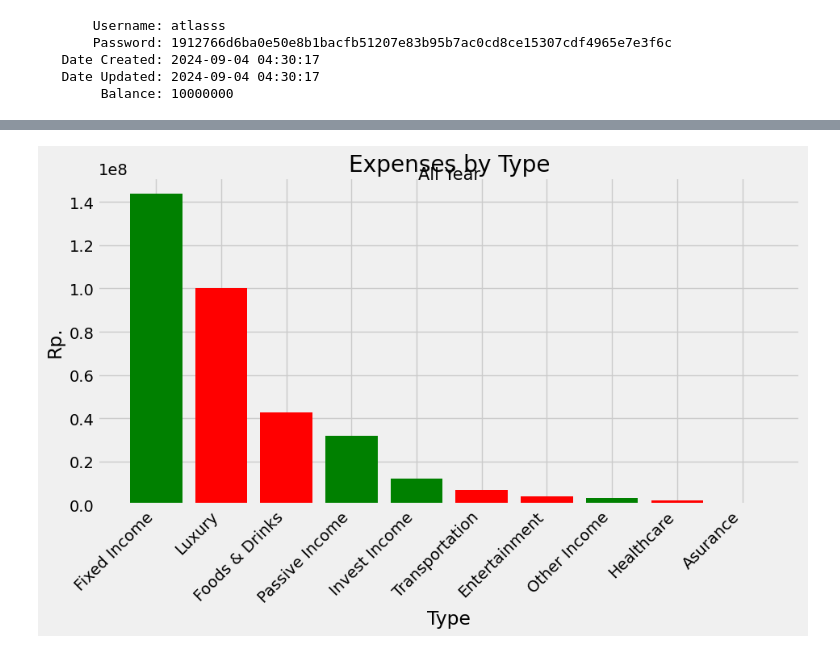
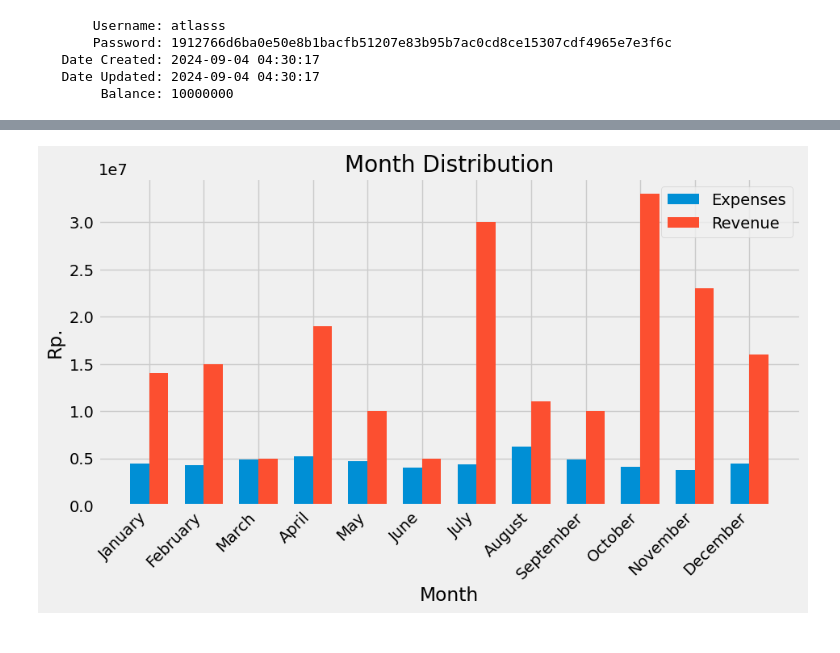
Before and after one commit to AtlasCJr/pfm, a Jupyter notebook: Analysis.ipynb, the cells around one changed output, grey strips where cells are left out. Cells and saved outputs as stored; diff of their text form; code cells hidden in the pictures.

Commit message:
Added TOS.html, Added 'Analyze' graph, ...

```diff
--- a/Analysis.ipynb
+++ b/Analysis.ipynb
@@ -103,6 +105,44 @@ class enrichedData:
         linreg.append(curtype)
 
         return linreg
+
+    def plotTimeCycle(self, x:int):
+        if x < 0 or x > 4:
+            return
+
+        _, ax = plt.subplots(figsize=self.figsize)
+
+        time_cycle = ["DoW", "WoM", "MONTH", "QUARTER", "YEAR"][x]
+        time_dict = [dayMapping, weekMapping, monthMapping, quarterMapping, None][x]
+        title = ["Day", "Week", "Month", "Quarter", "Year"][x]
+
+        cur_data = self.data.copy()
+        cur_data[time_cycle] = cur_data['Features'][time_cycle]
+
+        if time_cycle == "WoM":
+            cur_data[time_cycle] = cur_data[time_cycle].replace(6, 5)
+
+        cur_data = cur_data.groupby(time_cycle, as_index=False).sum()
+
+        # Changable
+        cur_data.loc[:, ('Expenses', 'TOTAL')] = cur_data[('Expenses', 'TOTAL')] - cur_data[('Expenses', '5')]
+
+        indices = np.arange(len(cur_data))
+        bar_width = 0.35
+
+        plt.bar(indices, cur_data[('Expenses', 'TOTAL')], width=bar_width, label='Expenses')
+        plt.bar(indices + bar_width, cur_data[('Revenue', 'TOTAL')], width=bar_width, label='Revenue')
+
+        if time_cycle != "YEAR":
+            cur_data['LABEL'] = cur_data[time_cycle].map(time_dict).fillna("Unknown")
+        else:
+            cur_data['LABEL'] = cur_data[time_cycle].astype(str)
+
+        plt.xlabel(title)
+        plt.xticks(indices + bar_width / 2, cur_data['LABEL'], rotation=45, ha='right')
+        plt.ylabel('Rp.')
+        plt.title(f'{title} Distribution')
+        plt.legend()
 # %%
 def enrichData(df: pd.DataFrame) -> enrichedData:
   old_data = df.copy()
@@ -200,4 +213,4 @@ myData.plotAll("MONTH", "YEAR", (0))
-# %%
-myData.plotCategory(0)
-# %% [output]
-[figure, removed]
+# %%
+myData.plotTimeCycle(2)
+# %% [output]
+[figure, added]
```
Also changed, not shown: parts of 4 cells of this notebook, 15 other files.
